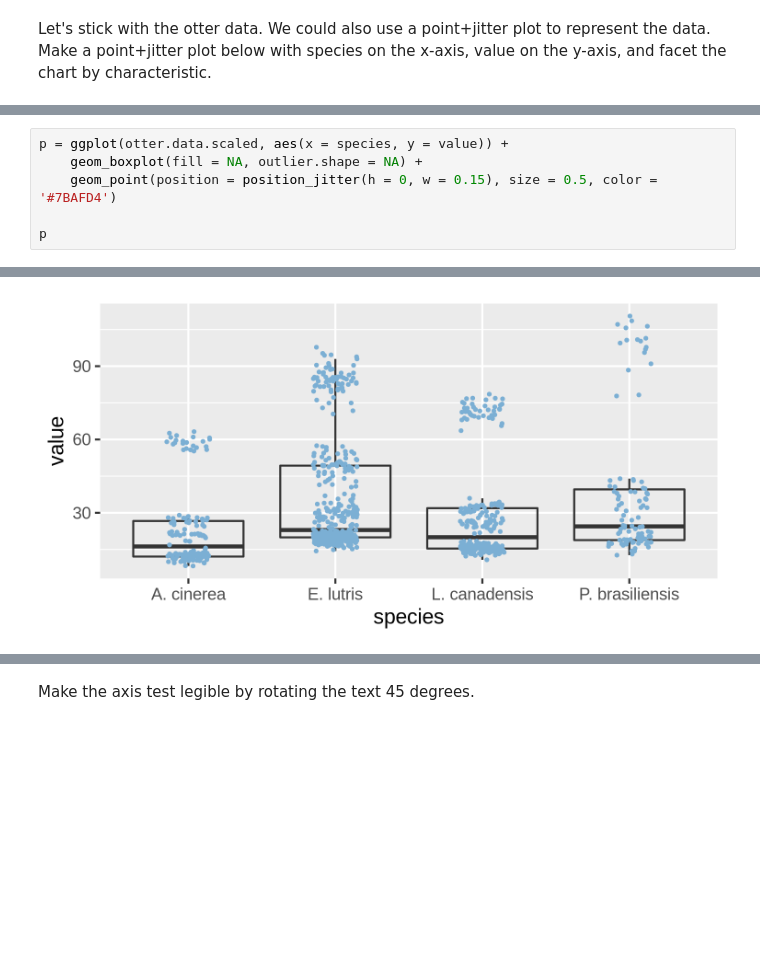
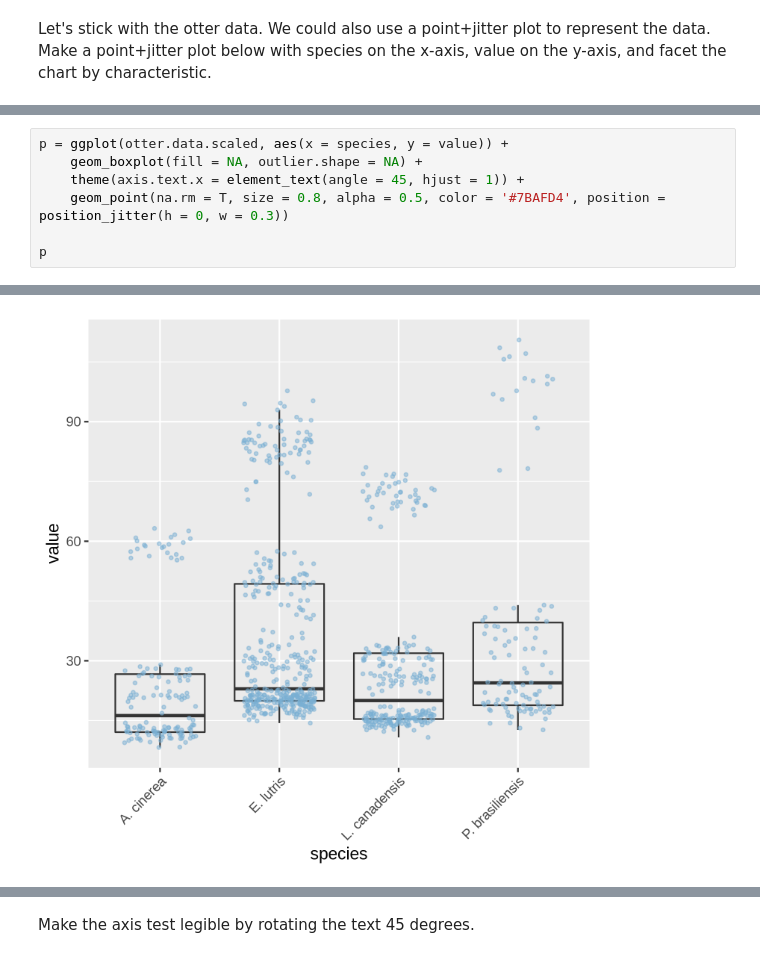
Before and after one commit to yzeffect/BIOS512, a Jupyter notebook: BIOS512 ICE/BIOS512 ICE05_01 geom_practice.ipynb, the cells around one changed output, grey strips where cells are left out. Drawn from its saved outputs; the diff is of its cells as text; blank space fills up the shorter version.

```diff
--- a/BIOS512 ICE/BIOS512 ICE05_01 geom_practice.ipynb
+++ b/BIOS512 ICE/BIOS512 ICE05_01 geom_practice.ipynb
@@ -87,7 +123,8 @@ Let's stick with the otter data. We could also use a point+jitter plot to repres
 # %%
 p = ggplot(otter.data.scaled, aes(x = species, y = value)) +
     geom_boxplot(fill = NA, outlier.shape = NA) +
-    geom_point(position = position_jitter(h = 0, w = 0.15), size = 0.5, color = '#7BAFD4')
+    theme(axis.text.x = element_text(angle = 45, hjust = 1)) +
+    geom_point(na.rm = T, size = 0.8, alpha = 0.5, color = '#7BAFD4', position = position_jitter(h = 0, w = 0.3))
 
 p
 # %% [output]
@@ -98 +133 @@ Warning message:
-[figure, old version]
+[figure, new version]
```
Also changed, not shown: parts of 11 cells of this notebook, 1 other file.
